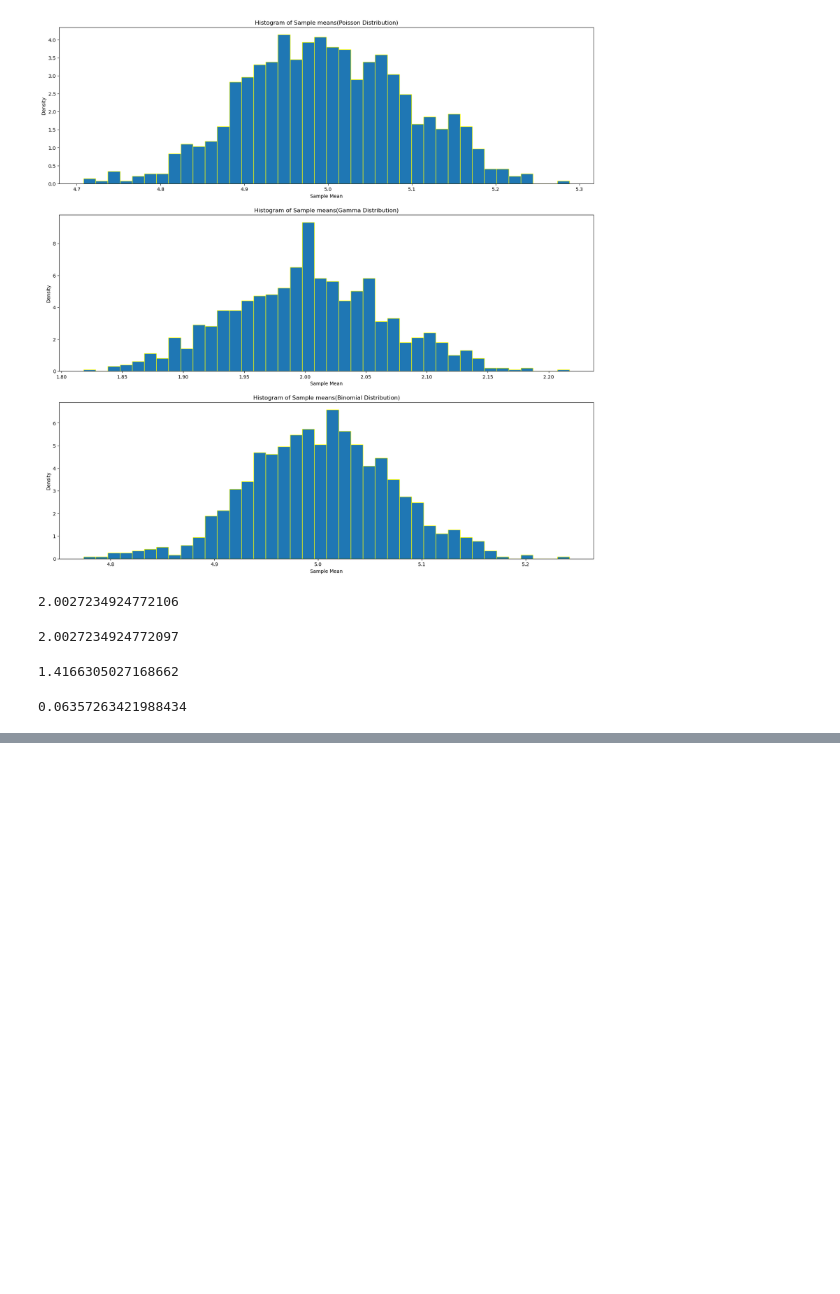
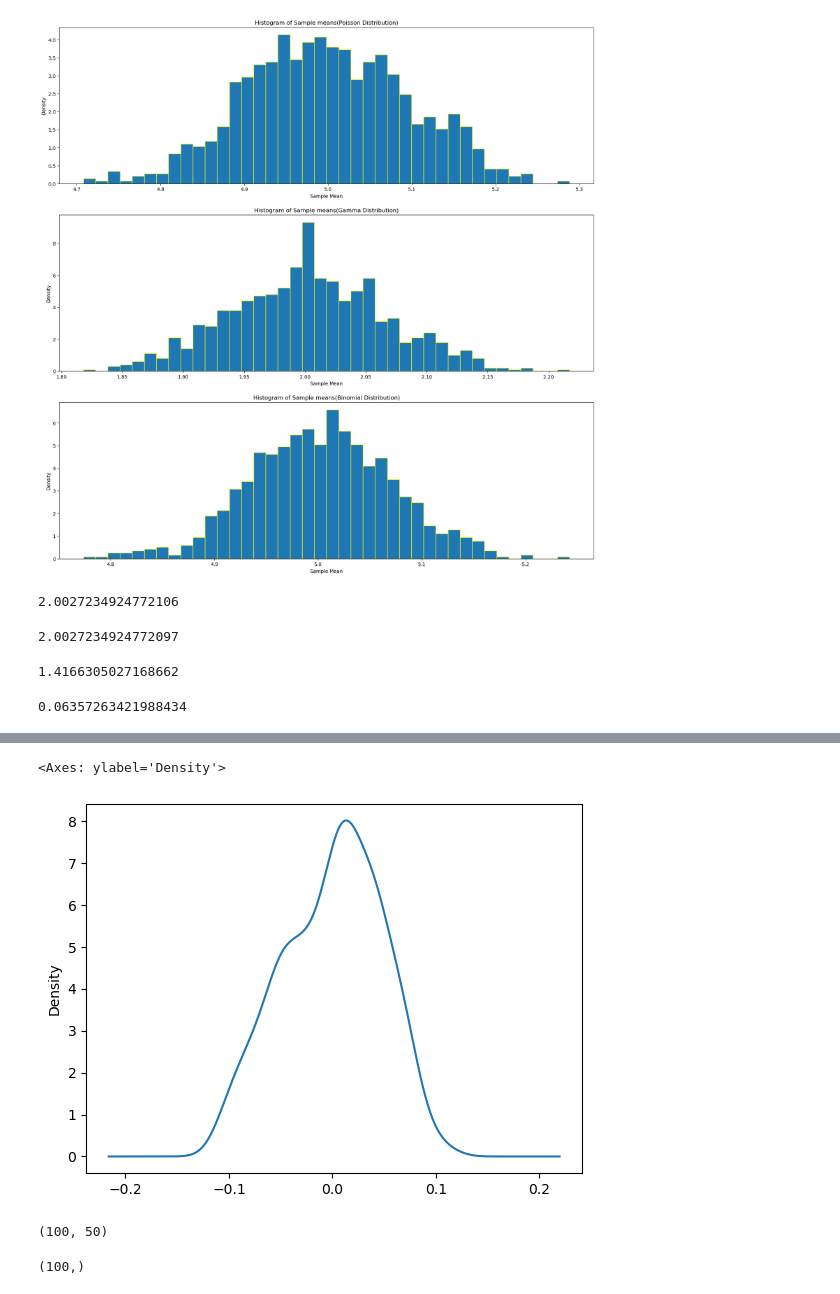
Before and after one commit to KHITOLIA/Chitkara-University, a Jupyter notebook: CLT.ipynb, the cells around one changed output, grey strips where cells are left out. Drawn from its saved outputs; the diff is of its cells as text; code cells hidden in the pictures; blank space fills up the shorter version.

```diff
--- a/CLT.ipynb
+++ b/CLT.ipynb
@@ -108,0 +113,2 @@ np.std(gamma_means)
+# %%
+X, y = load_diabetes(return_X_y = True)
@@ -108,0 +121,2 @@ np.std(gamma_means)
+# %%
+X = pd.DataFrame(data = X)
@@ -108,0 +154,5 @@ np.std(gamma_means)
+# %%
+X[0].plot(kind = 'kde')
+# %% [output]
+<Axes: ylabel='Density'>
+[figure, added]
@@ -108,0 +165,4 @@ np.std(gamma_means)
+# %%
+samples.shape
+# %% [output]
+(100, 50)
@@ -108,0 +171,4 @@ np.std(gamma_means)
+# %%
+sample_means.shape
+# %% [output]
+(100,)
```
Also changed, not shown: parts of 15 cells of this notebook.
